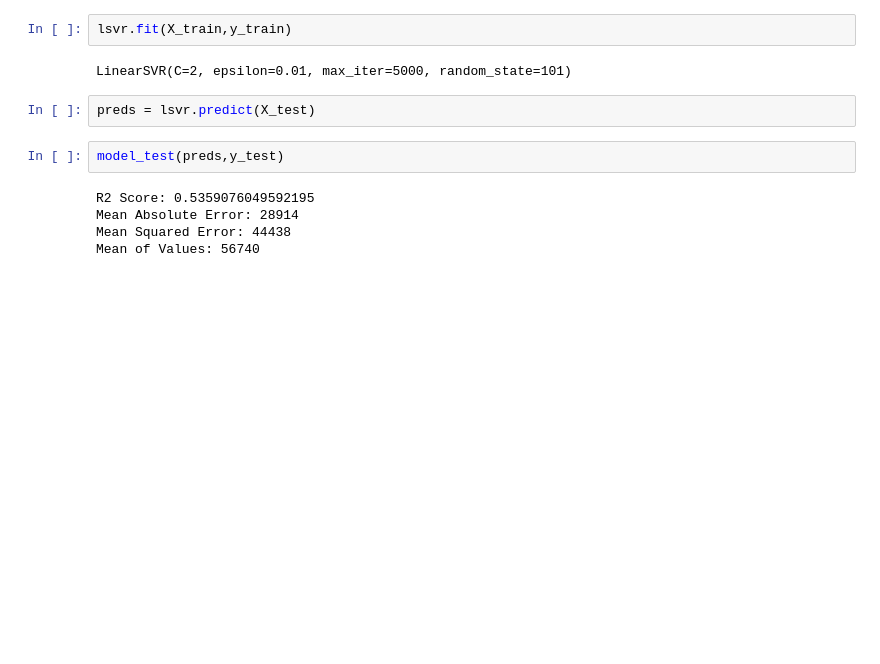
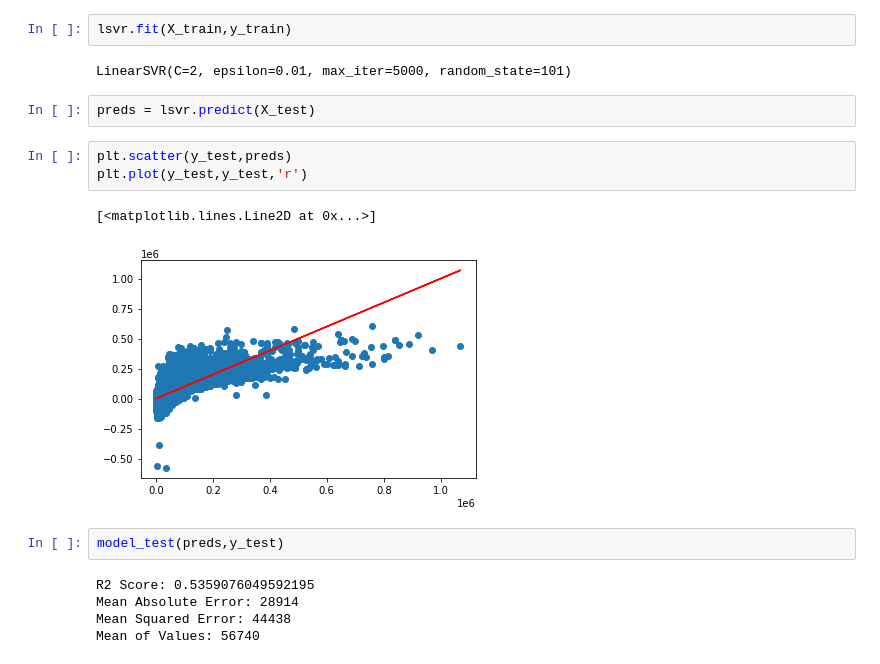
Before and after one commit to KacperChmura1/Value-of-Cars-in-Poland, a Jupyter notebook: Machine Learning Algorithms.ipynb, the cells around one changed output. Cells and saved outputs as stored; diff of their text form; blank space fills up the shorter version.

```diff
--- a/Machine Learning Algorithms.ipynb
+++ b/Machine Learning Algorithms.ipynb
@@ -587,6 +587,12 @@ lsvr.fit(X_train,y_train)
 LinearSVR(C=2, epsilon=0.01, max_iter=5000, random_state=101)
 # %%
 preds = lsvr.predict(X_test)
+# %%
+plt.scatter(y_test,preds)
+plt.plot(y_test,y_test,'r')
+# %% [output]
+[<matplotlib.lines.Line2D at 0x...>]
+[figure, added]
 # %%
 model_test(preds,y_test)
 # %% [output]
```
Also changed, not shown: parts of 24 cells of this notebook.
